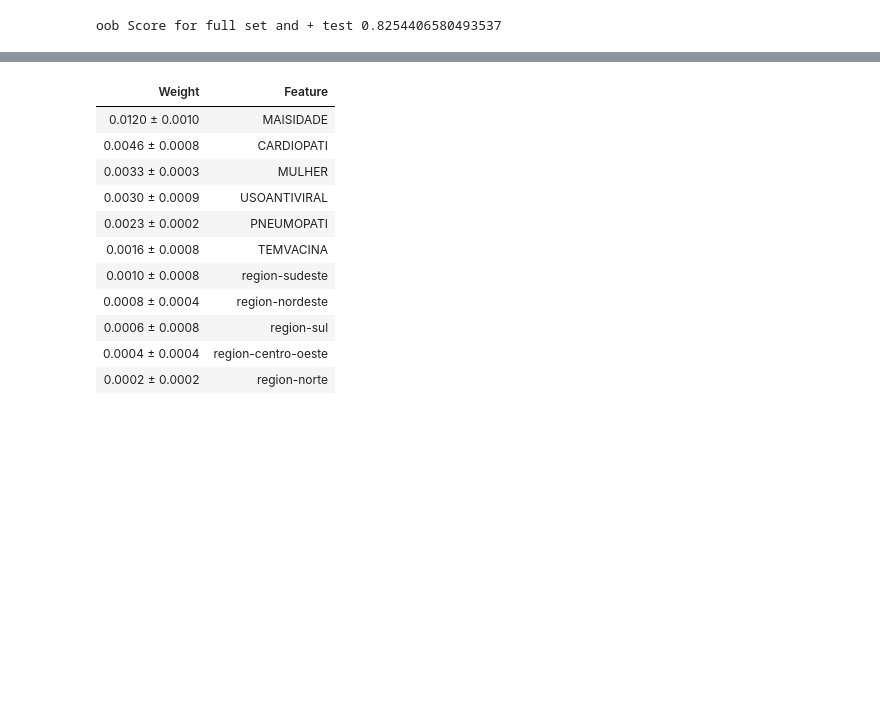
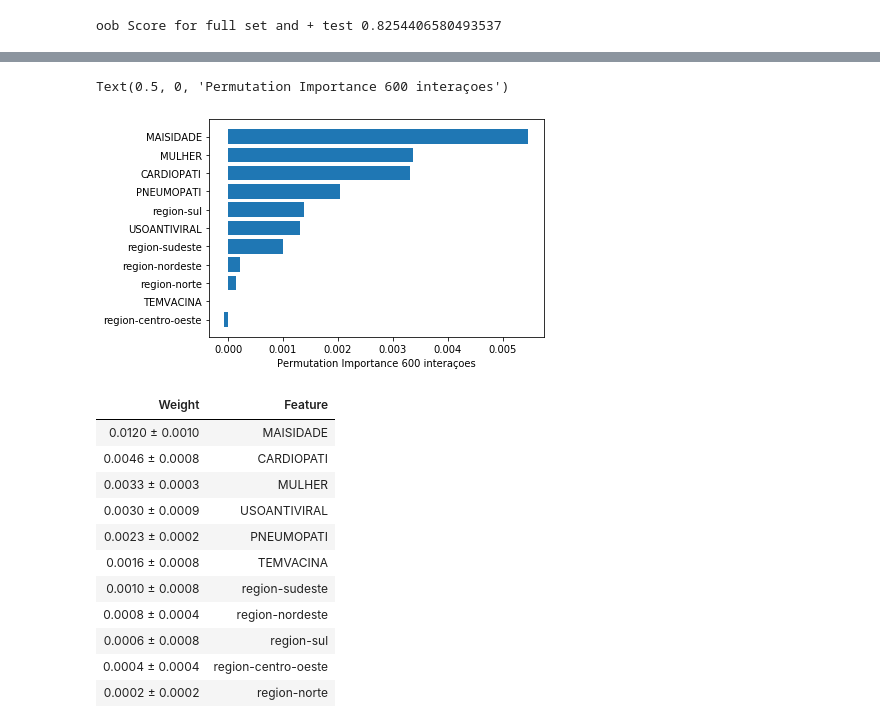
Before and after one commit to brunoartc/IC-Virus-Gripe, a Jupyter notebook: ML-Copy2.ipynb, the cells around one changed output, grey strips where cells are left out. Drawn from its saved outputs; the diff is of its cells as text; code cells hidden in the pictures; blank space fills up the shorter version.

```diff
--- a/ML-Copy2.ipynb
+++ b/ML-Copy2.ipynb
@@ -264,3 +287,12 @@ feature_list
+# %%
+import matplotlib.pyplot as plt
+
+sorted_idx = pii_v.importances_mean.argsort()
+plt.barh(df_drop_v.columns[sorted_idx], pii_v.importances_mean[sorted_idx])
+plt.xlabel("Permutation Importance 20 interaçoes")
+# %% [output]
+Text(0.5, 0, 'Permutation Importance 600 interaçoes')
+[figure, added]
 # %%
 import eli5
 from eli5.sklearn import PermutationImportance
```
Also changed, not shown: parts of 10 cells of this notebook.
